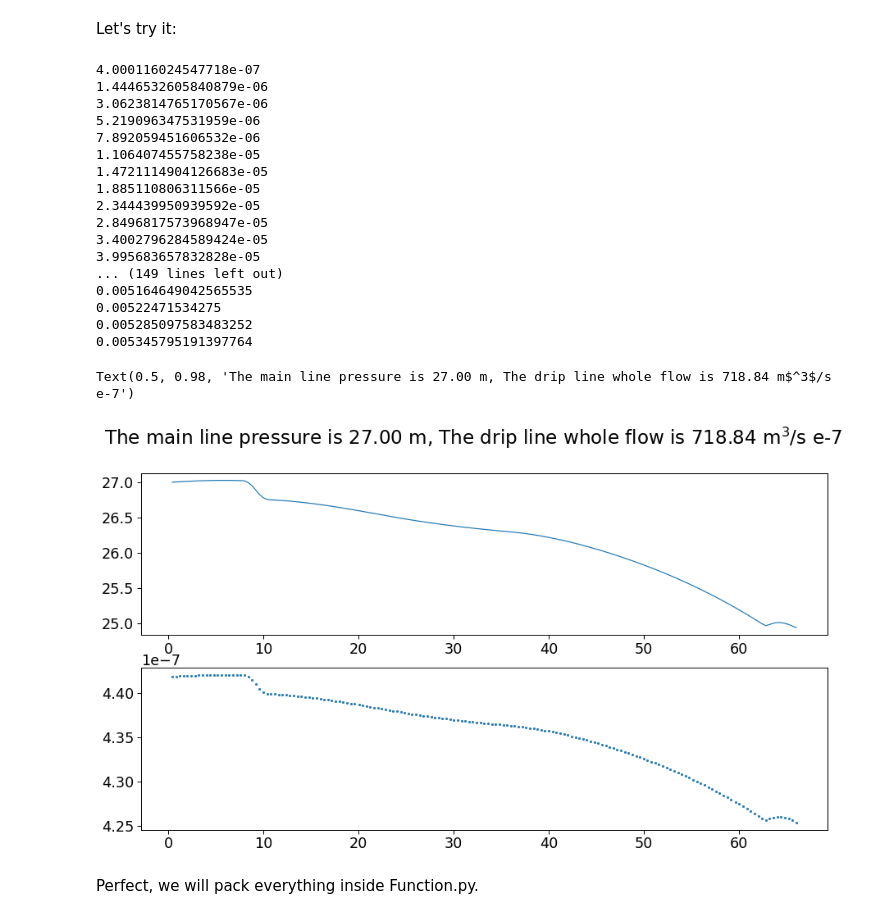
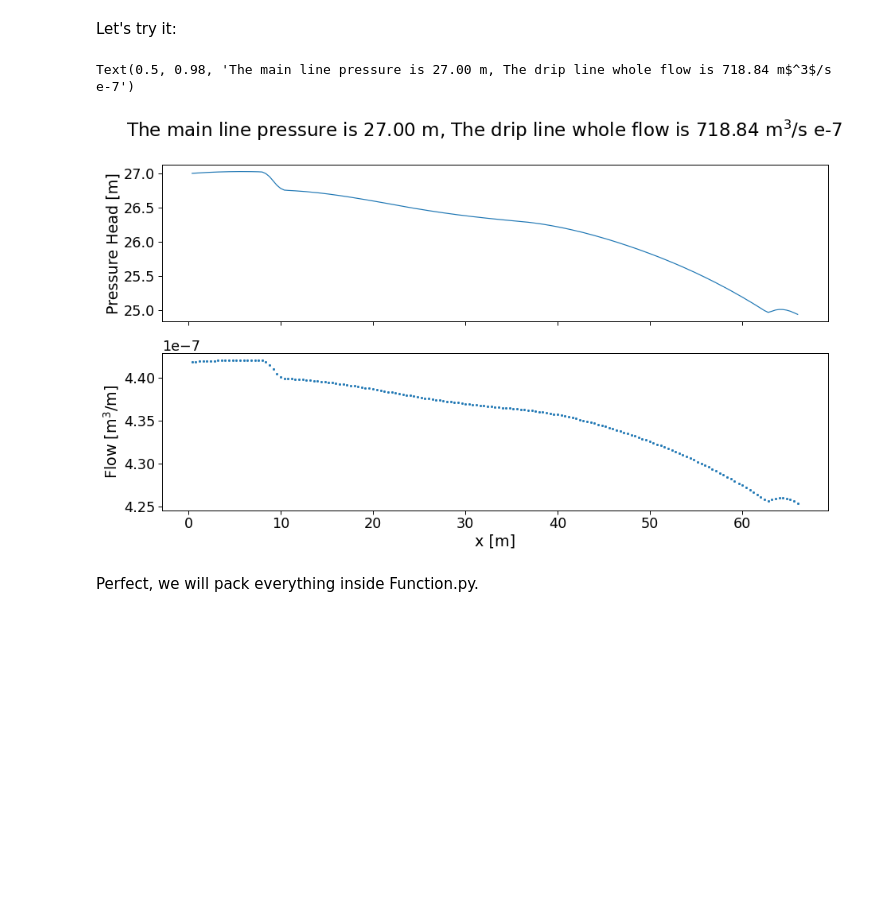
Before and after one commit to YuvalBayer/IrrigationProject, a Jupyter notebook: NB3_Creating_Drip_Estimator.ipynb, the cells around one changed output. Drawn from its saved outputs; the diff is of its cells as text; code cells hidden in the pictures; blank space fills up the shorter version.

```diff
--- a/NB3_Creating_Drip_Estimator.ipynb
+++ b/NB3_Creating_Drip_Estimator.ipynb
@@ -240,7 +231,7 @@ Now let's try to get the right $P_0 = 27$ m.
 # %%
 from scipy.optimize import fsolve
 
-def f(variable):
+def obj(variable):
     P_terminal_guess = variable[0]
     est = DripLineEstimator()
     _,_,P_main_line = est.estimate(P_terminal_guess,
@@ -249,6 +240,6 @@ def f(variable):
                                    z_main_line,
                                    z_emitters)
     return P_main_line - 27
-P_terminal_value = fsolve(f,np.array([25]))[0] # Initial guess of 25
+P_terminal_value = fsolve(obj,np.array([25]))[0] # Initial guess of 25
 P_terminal_value
 # %% [output]
@@ -275,38 +249,24 @@ Let's try it:
 # %%
 est = DripLineEstimator()
 P_line,Q_line,P_main_line = est.estimate(P_terminal_value,
                                                      x_main_line,
                                                      x_emitters,
                                                      z_main_line,
                                                      z_emitters)
 
 
-fig, axes = plt.subplots(2,1, figsize=(15,8))
+fig, axes = plt.subplots(2,1, figsize=(15,8),sharex=True)
 axes[0].plot(x_emitters,P_line)
 axes[1].scatter(x_emitters,Q_line,s=5)
+axes[1].set_xlabel('x [m]')
+axes[0].set_ylabel('Pressure Head [m]')
+axes[1].set_ylabel(r'Flow [m$^3$/m]')
 
 title = r'The main line pressure is {:.2f} m, The drip line whole flow is {:.2f} m$^3$/s e-7'
 fig.suptitle(title.format(P_main_line, (np.sum(Q_line)*1e7)))
 # %% [output]
-4.000116024547718e-07
-1.4446532605840879e-06
-3.0623814765170567e-06
-5.219096347531959e-06
-7.892059451606532e-06
-1.106407455758238e-05
-1.4721114904126683e-05
-1.885110806311566e-05
-2.344439950939592e-05
-2.8496817573968947e-05
-3.4002796284589424e-05
-3.995683657832828e-05
-... (149 lines left out)
-0.005164649042565535
-0.00522471534275
-0.005285097583483252
-0.005345795191397764
+Text(0.5, 0.98, 'The main line pressure is 27.00 m, The drip line whole flow is 718.84 m$^3$/s e-7')
-Text(0.5, 0.98, 'The main line pressure is 27.00 m, The drip line whole flow is 718.84 m$^3$/s e-7')
-[figure, old version]
+[figure, new version]
 # %% [markdown]
 Perfect, we will pack everything inside Function.py.
 # %%
```
Also changed, not shown: parts of 8 cells of this notebook, 9 other files.
